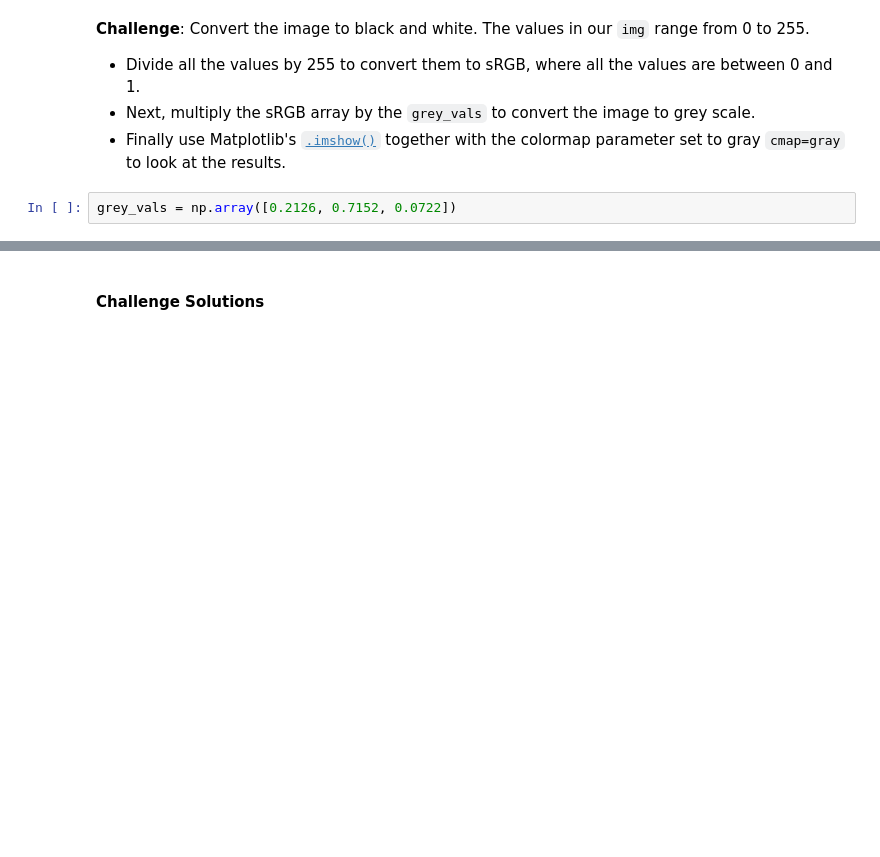
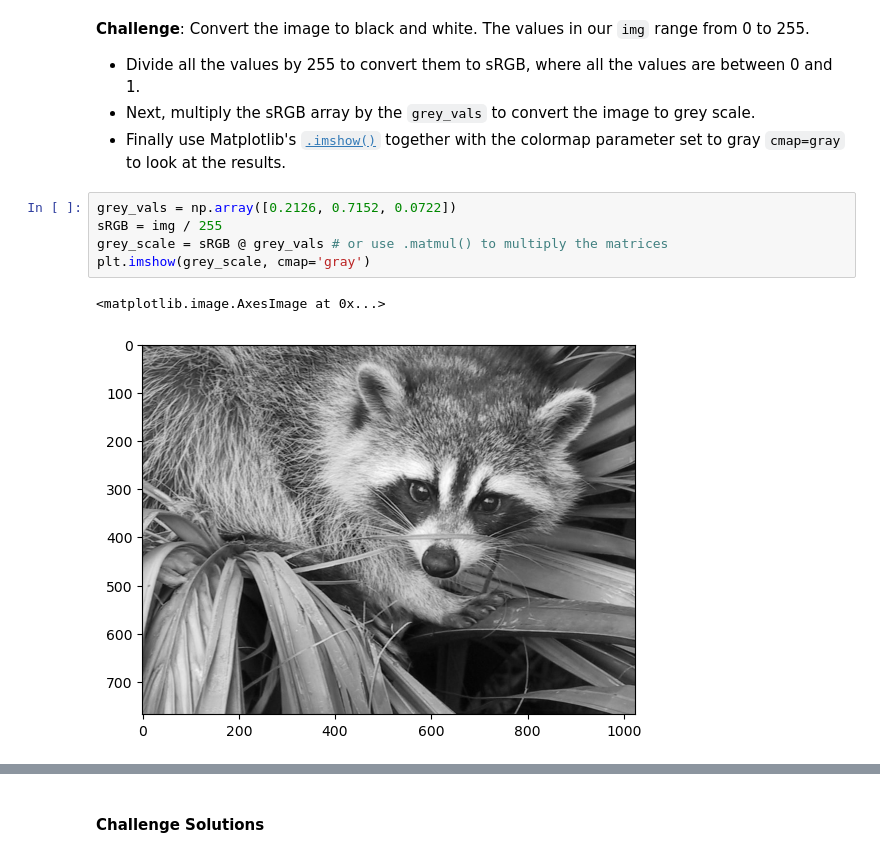
Before and after one commit to nubcoder420/100-Days-of-Code-Python, a Jupyter notebook: Day 76 - Computation with Numpy/Computation_with_NumPy_and_N_Dimensional_Arrays_(start).ipynb, the cells around one changed output, grey strips where cells are left out. Drawn from its saved outputs; the diff is of its cells as text; blank space fills up the shorter version.

```diff
--- a/Day 76 - Computation with Numpy/Computation_with_NumPy_and_N_Dimensional_Arrays_(start).ipynb
+++ b/Day 76 - Computation with Numpy/Computation_with_NumPy_and_N_Dimensional_Arrays_(start).ipynb
@@ -269,6 +332,12 @@ Dimensions of result: (4x2)*(2x3)=(4x3)
 * Finally use Matplotlib's [`.imshow()`](https://matplotlib.org/3.1.1/api/_as_gen/matplotlib.pyplot.imshow.html) together with the colormap parameter set to gray `cmap=gray` to look at the results.
 # %%
 grey_vals = np.array([0.2126, 0.7152, 0.0722])
+sRGB = img / 255
+grey_scale = sRGB @ grey_vals # or use .matmul() to multiply the matrices
+plt.imshow(grey_scale, cmap='gray')
+# %% [output]
+<matplotlib.image.AxesImage at 0x...>
+[figure, added]
 # %% [markdown]
 **Challenge**: Can you manipulate the images by doing some operations on the underlying ndarrays? See if you can change the values in the ndarray so that:
 
```
Also changed, not shown: parts of 22 cells of this notebook, 1 other file.
